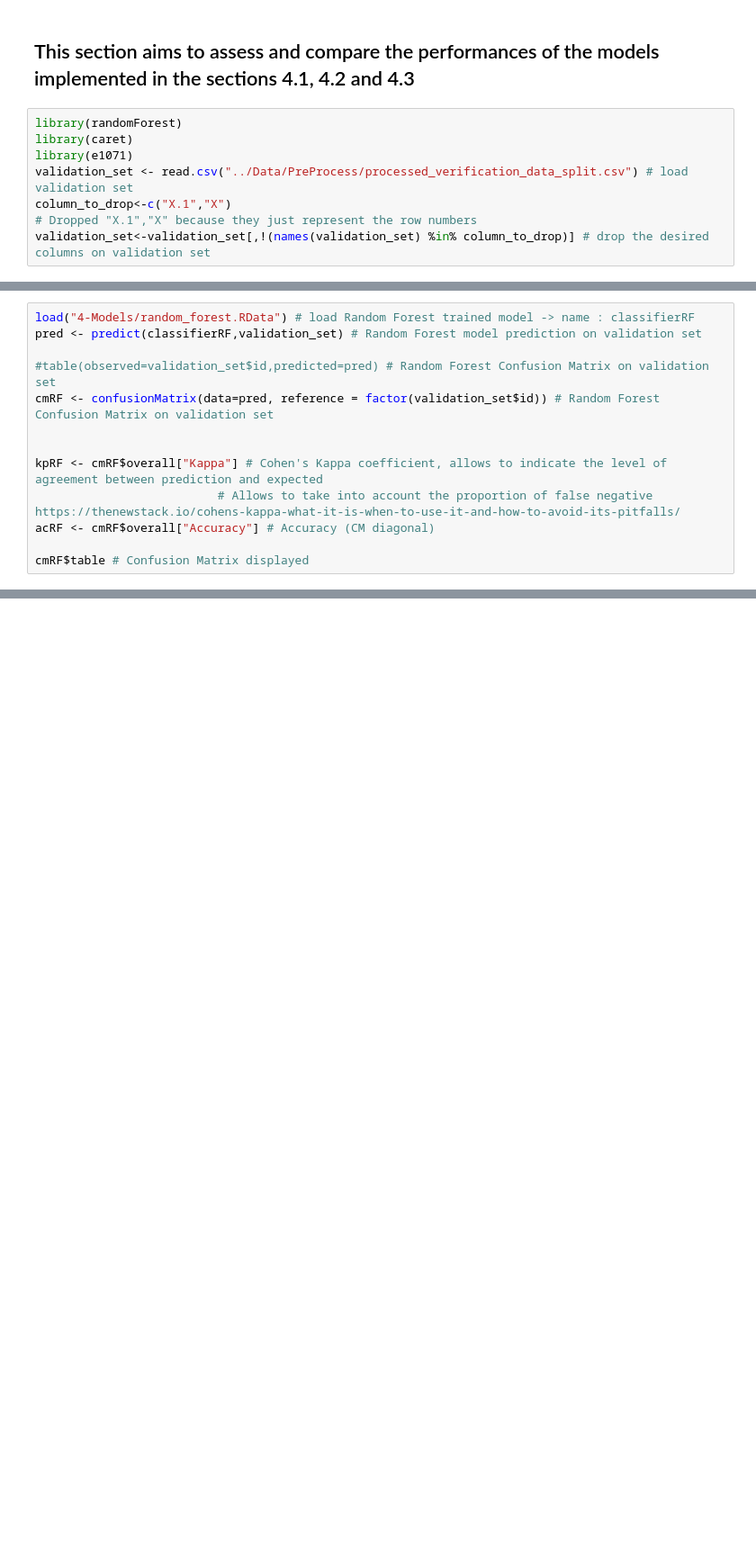
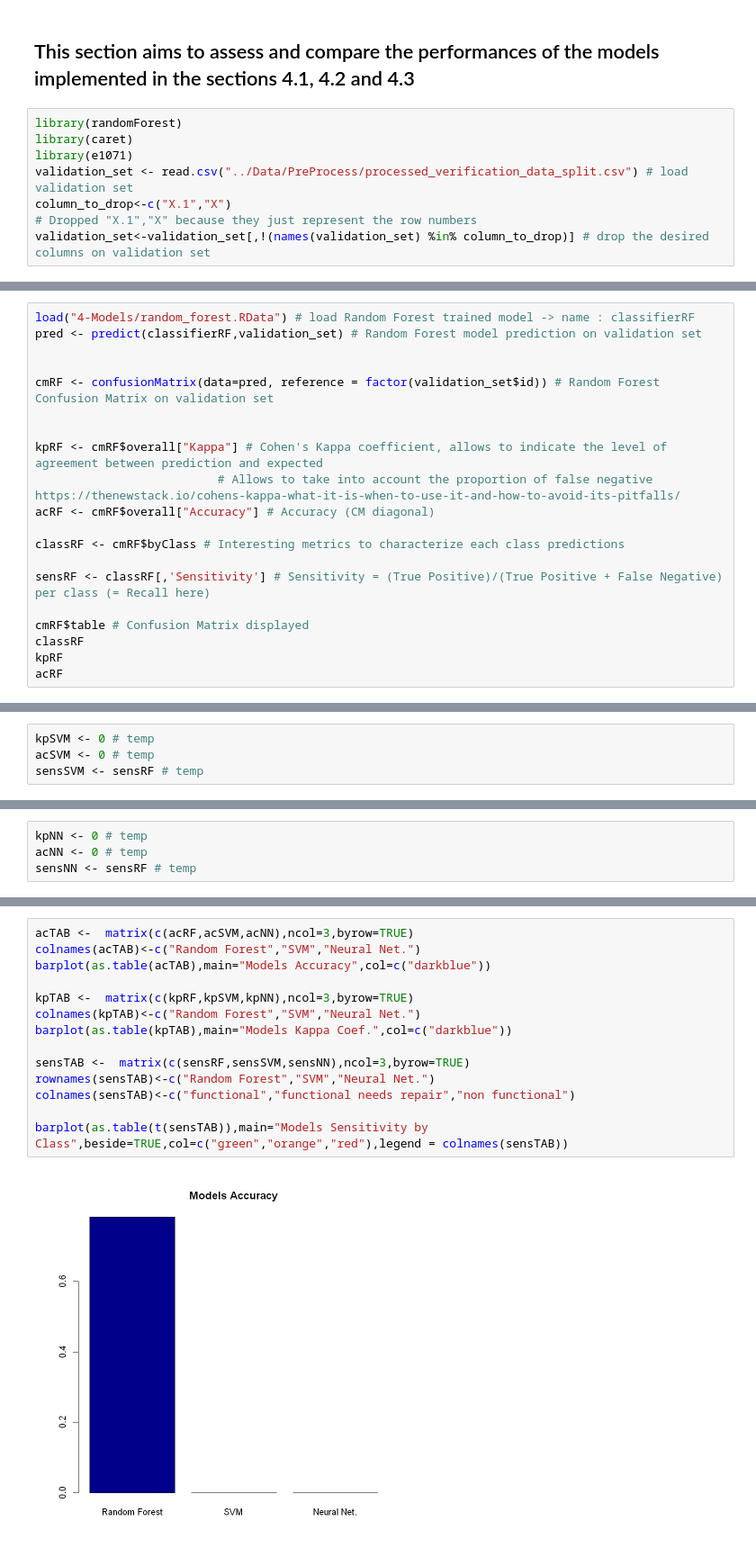
Before and after one commit to khookh/INFO-F-422-DrivenDataChallenge, a Jupyter notebook: Notebook/4.4-modelselection.ipynb, the cells around one changed output, grey strips where cells are left out. Shown: that part at 90% size. Cells and saved outputs as stored; diff of their text form; blank space fills up the shorter version.

Commit message:
Adds plot for model selection

```diff
--- a/Notebook/4.4-modelselection.ipynb
+++ b/Notebook/4.4-modelselection.ipynb
@@ -12,7 +14,7 @@ validation_set<-validation_set[,!(names(validation_set) %in% column_to_drop)] #
 load("4-Models/random_forest.RData") # load Random Forest trained model -> name : classifierRF
 pred <- predict(classifierRF,validation_set) # Random Forest model prediction on validation set
 
-#table(observed=validation_set$id,predicted=pred) # Random Forest Confusion Matrix on validation set
+
 cmRF <- confusionMatrix(data=pred, reference = factor(validation_set$id)) # Random Forest Confusion Matrix on validation set
 
 
@@ -20,7 +22,14 @@ kpRF <- cmRF$overall["Kappa"] # Cohen's Kappa coefficient, allows to indicate th
                           # Allows to take into account the proportion of false negative https://thenewstack.io/cohens-kappa-what-it-is-when-to-use-it-and-how-to-avoid-its-pitfalls/
 acRF <- cmRF$overall["Accuracy"] # Accuracy (CM diagonal)
 
+classRF <- cmRF$byClass # Interesting metrics to characterize each class predictions
+
+sensRF <- classRF[,'Sensitivity'] # Sensitivity = (True Positive)/(True Positive + False Negative) per class (= Recall here)
+
 cmRF$table # Confusion Matrix displayed
+classRF
+kpRF
+acRF
 # %% [output]
                          Reference
 Prediction                functional functional needs repair non functional
@@ -29,0 +52,4 @@ Prediction                functional functional needs repair non functional
+# %%
+kpSVM <- 0 # temp
+acSVM <- 0 # temp
+sensSVM <- sensRF # temp
@@ -29,0 +58,4 @@ Prediction                functional functional needs repair non functional
+# %%
+kpNN <- 0 # temp
+acNN <- 0 # temp
+sensNN <- sensRF # temp
@@ -29,0 +64,16 @@ Prediction                functional functional needs repair non functional
+# %%
+acTAB <-  matrix(c(acRF,acSVM,acNN),ncol=3,byrow=TRUE)
+colnames(acTAB)<-c("Random Forest","SVM","Neural Net.")
+barplot(as.table(acTAB),main="Models Accuracy",col=c("darkblue"))
+
+kpTAB <-  matrix(c(kpRF,kpSVM,kpNN),ncol=3,byrow=TRUE)
+colnames(kpTAB)<-c("Random Forest","SVM","Neural Net.")
+barplot(as.table(kpTAB),main="Models Kappa Coef.",col=c("darkblue"))
+
+sensTAB <-  matrix(c(sensRF,sensSVM,sensNN),ncol=3,byrow=TRUE)
+rownames(sensTAB)<-c("Random Forest","SVM","Neural Net.")
+colnames(sensTAB)<-c("functional","functional needs repair","non functional")
+
+barplot(as.table(t(sensTAB)),main="Models Sensitivity by Class",beside=TRUE,col=c("green","orange","red"),legend = colnames(sensTAB))
+# %% [output]
+[figure, added]
```
Also changed, not shown: parts of 7 cells of this notebook, 2 other files.
